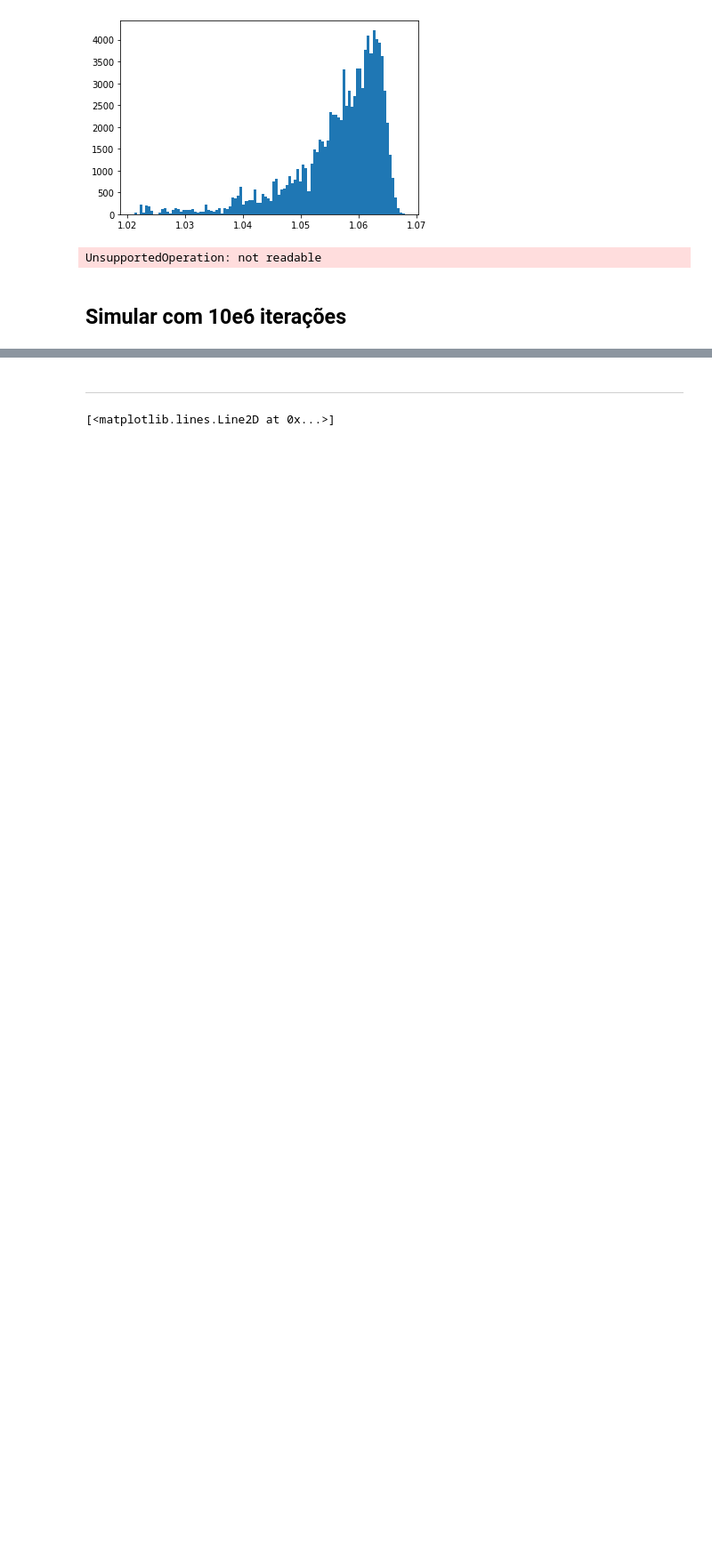
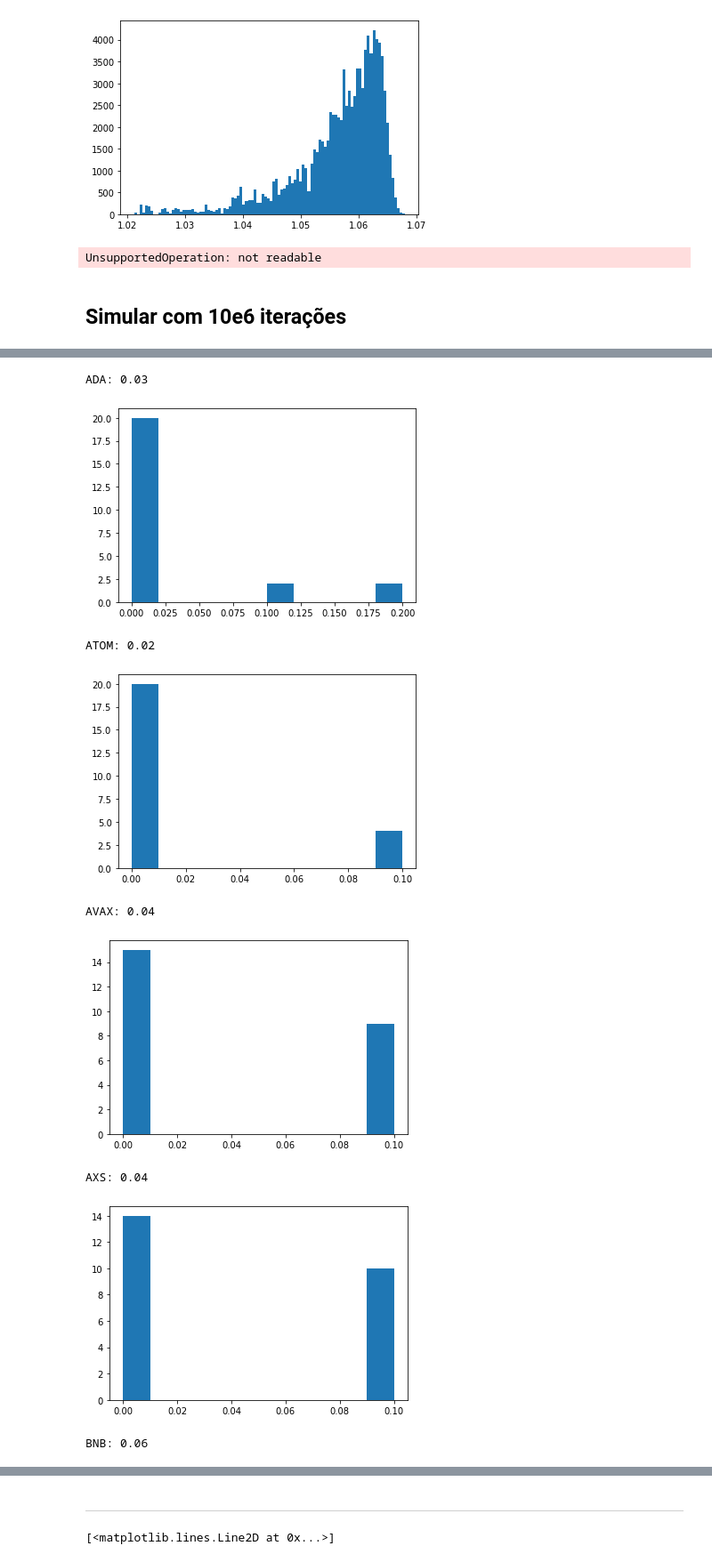
Before and after one commit to AcacioTelechi/portfolio-cripto, a Jupyter notebook: analise_dados.ipynb, the cells around one changed output, grey strips where cells are left out. Shown at 89% size. Cells and saved outputs as stored; diff of their text form; code cells hidden in the pictures; blank space fills up the shorter version.

```diff
--- a/analise_dados.ipynb
+++ b/analise_dados.ipynb
@@ -260,0 +266,24 @@ for i in range(len(arqv)):
+# %%
+dicio = {}
+for i in range(len(arqv)):
+    for a in range(len(arqv[i]['pesos_otimiz_rrr'])):
+        moeda = moedas[a]
+        if moeda not in dicio.keys():
+            dicio[moeda] = [arqv[i]['pesos_otimiz_rrr'][a]]
+        dicio[moeda].append(arqv[i]['pesos_otimiz_rrr'][a])
+# %%
+medias = [np.mean(dicio[moeda]) for moeda in dicio.keys()]
+for i,m in enumerate(medias):
+    print(f"{moedas[i]}: {round(m,2)}")
+    plt.hist(dicio[moedas[i]], bins=10)
+    plt.show()
+# %% [output]
+ADA: 0.03
+[figure, added]
+ATOM: 0.02
+[figure, added]
+AVAX: 0.04
+[figure, added]
+AXS: 0.04
+[figure, added]
+BNB: 0.06
```
Also changed, not shown: parts of 3 cells of this notebook.
